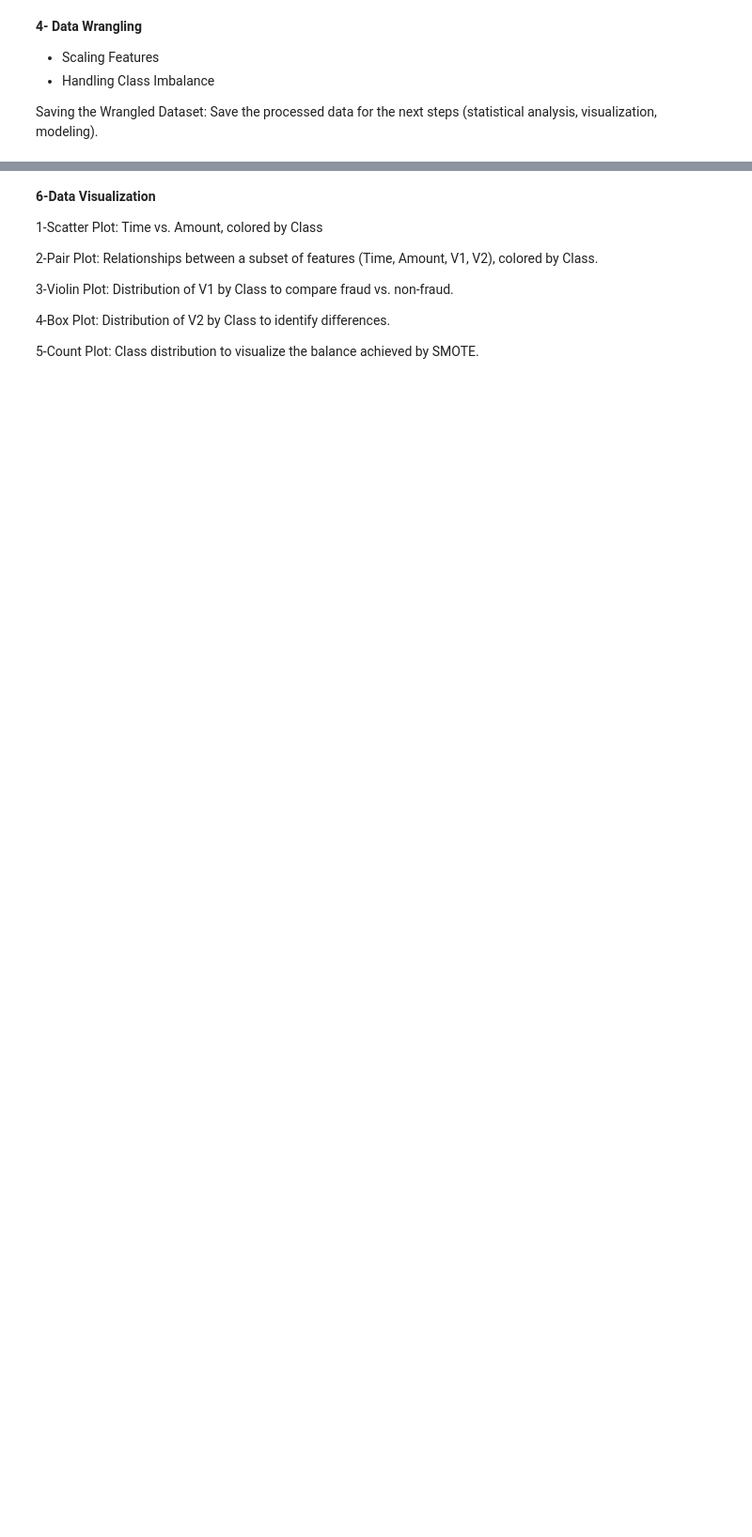
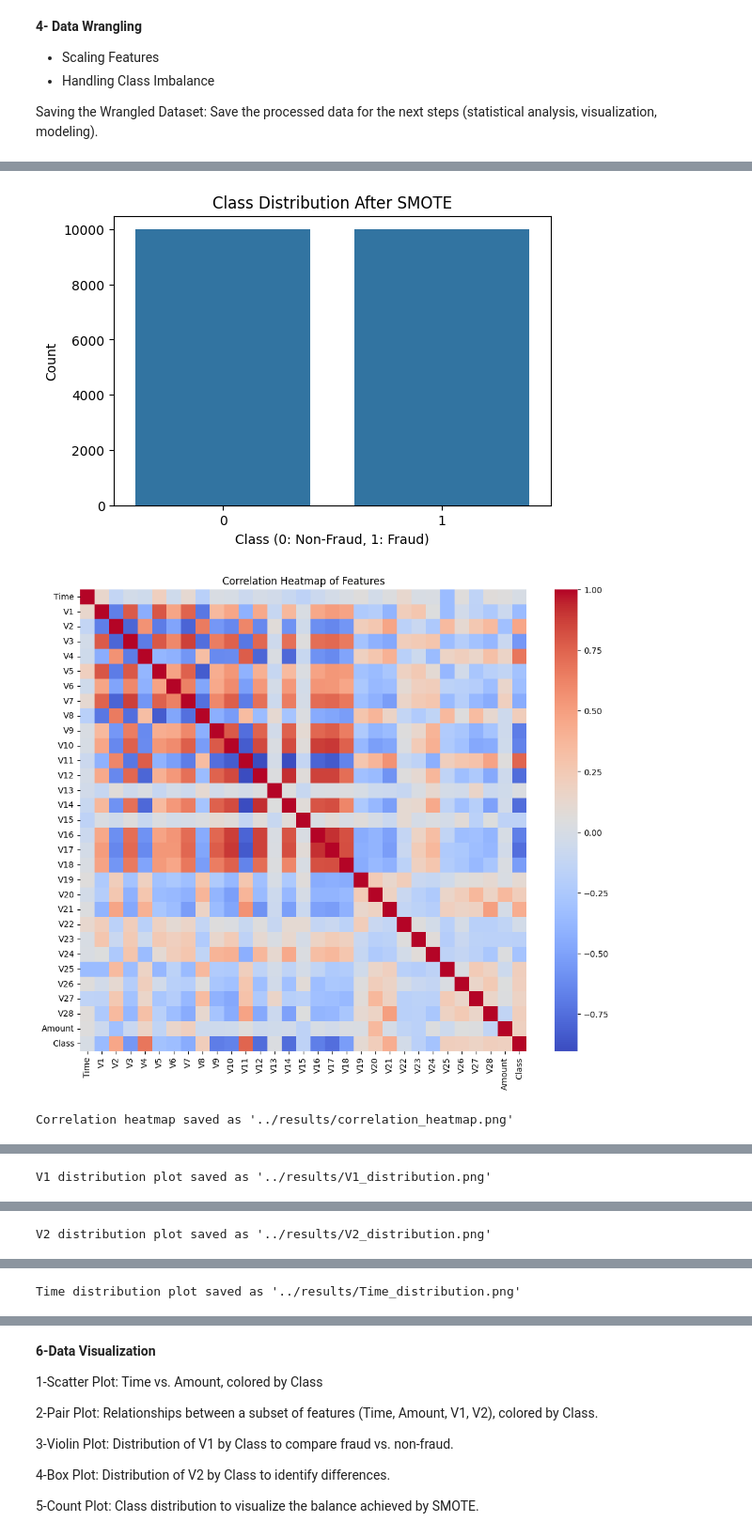
Before and after one commit to Alireza-Foroughi-uk/FraudGuard-ML, a Jupyter notebook: ML_Project.ipynb, the cells around one changed output, grey strips where cells are left out. Shown at 94% size. Saved outputs shown, nothing was run; the diff lists cells and outputs as text; code cells hidden in the pictures; blank space fills up the shorter version.

```diff
--- a/ML_Project.ipynb
+++ b/ML_Project.ipynb
@@ -338,0 +217,68 @@ Name: proportion, dtype: float64
+# %%
+import pandas as pd
+import os
+import seaborn as sns
+import matplotlib.pyplot as plt
+
+# Load the wrangled dataset from Step 4
+data_dir = "../data"
+wrangled_path = os.path.join(data_dir, "creditcard_wrangled.csv")
+df_wrangled = pd.read_csv(wrangled_path)
+print("Loaded wrangled dataset. Shape:", df_wrangled.shape)
+
+# Create a directory to save results for the IEEE paper
+results_dir = "../results"
+os.makedirs(results_dir, exist_ok=True)
+
+# Summary Statistics for all features
+summary_stats = df_wrangled.describe()
+print("\nSummary Statistics:\n", summary_stats)
+summary_stats.to_csv(os.path.join(results_dir, "summary_statistics.csv"))
+print(f"Summary statistics saved as '{results_dir}/summary_statistics.csv'")
+
+# Confirm class distribution after SMOTE
+class_dist = df_wrangled['Class'].value_counts(normalize=True)
+print("\nClass Distribution after SMOTE:\n", class_dist)
+
+# Plot class distribution
+plt.figure(figsize=(6, 4))
+sns.countplot(x='Class', data=df_wrangled)
+plt.title("Class Distribution After SMOTE")
+plt.xlabel("Class (0: Non-Fraud, 1: Fraud)")
+plt.ylabel("Count")
+plt.savefig(os.path.join(results_dir, "class_distribution.png"))
+plt.show()
+
+# Correlation Analysis
+plt.figure(figsize=(12, 10))
+correlation_matrix = df_wrangled.corr()
+sns.heatmap(correlation_matrix, cmap="coolwarm", annot=False)
+plt.title("Correlation Heatmap of Features")
+plt.savefig(os.path.join(results_dir, "correlation_heatmap.png"))
+plt.show()
+print(f"Correlation heatmap saved as '{results_dir}/correlation_heatmap.png'")
+
+# Feature Distributions (analyze key features: V1, V2, Time, Amount)
+key_features = ['V1', 'V2', 'Time', 'Amount']
+for feature in key_features:
+    plt.figure(figsize=(6, 4))
+    sns.histplot(data=df_wrangled, x=feature, hue='Class', bins=30, kde=True)
+    plt.title(f"Distribution of {feature} by Class")
+    plt.xlabel(feature)
+    plt.ylabel("Count")
+    plt.savefig(os.path.join(results_dir, f"{feature}_distribution.png"))
+    plt.show()
+    print(f"{feature} distribution plot saved as '{results_dir}/{feature}_distribution.png'")
+
+# Summary of Insights
+insights = """
+Statistical Analysis Insights:
+- The dataset has 19968 rows and 31 columns after SMOTE.
+- Classes are balanced (50% fraud, 50% non-fraud) as expected.
+- Correlation analysis shows relationships between features (see heatmap).
+- Feature distributions highlight differences between fraud and non-fraud cases (see plots).
+"""
+with open(os.path.join(results_dir, "statistical_insights.txt"), "w") as f:
+    f.write(insights)
+print(f"Statistical insights saved as '{results_dir}/statistical_insights.txt'")
+# %% [output]
@@ -338,0 +302,3 @@ Name: proportion, dtype: float64
+[figure, added]
+[figure, added]
+Correlation heatmap saved as '../results/correlation_heatmap.png'
@@ -338,0 +306 @@ Name: proportion, dtype: float64
+V1 distribution plot saved as '../results/V1_distribution.png'
@@ -338,0 +308 @@ Name: proportion, dtype: float64
+V2 distribution plot saved as '../results/V2_distribution.png'
@@ -338,0 +310 @@ Name: proportion, dtype: float64
+Time distribution plot saved as '../results/Time_distribution.png'
```
Also changed, not shown: parts of 18 cells of this notebook.
